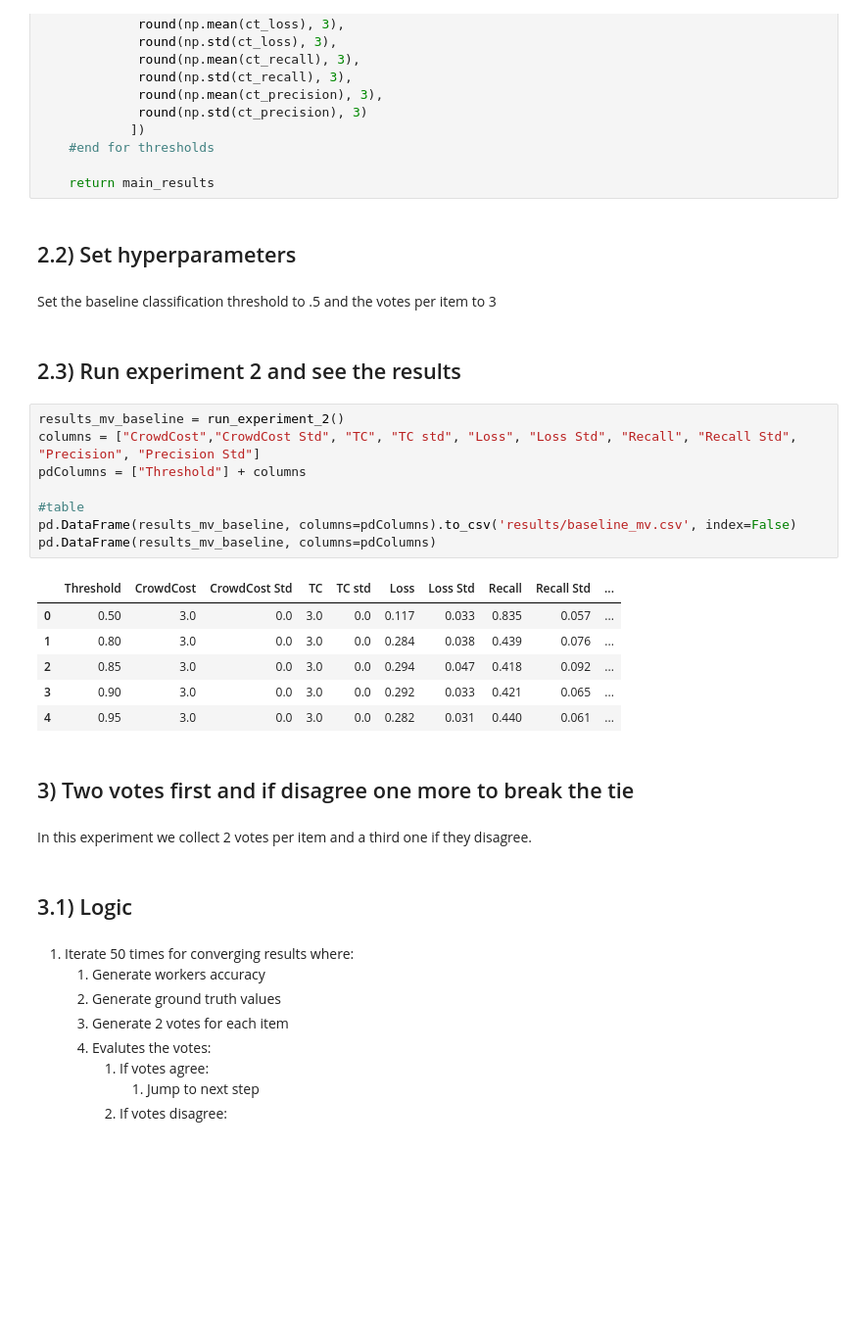
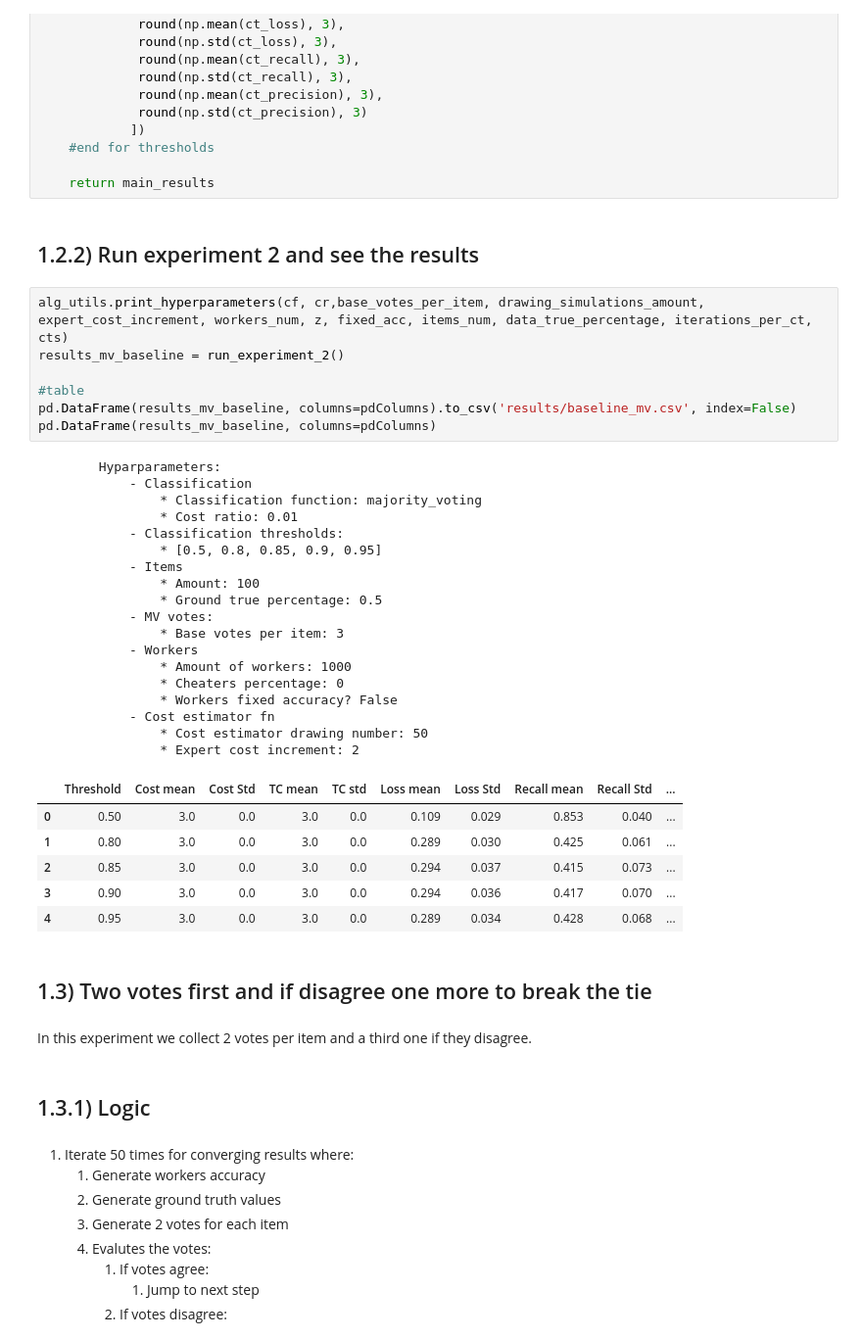
Before and after one commit to pmaglione/classification_model, a Jupyter notebook: main_algorithm_with_experiments.ipynb, the cells around one changed output. Shown: that part at 98% size. Saved outputs shown, nothing was run; the diff lists cells and outputs as text; blank space fills up the shorter version.

```diff
--- a/main_algorithm_with_experiments.ipynb
+++ b/main_algorithm_with_experiments.ipynb
@@ -411,33 +427,46 @@ def run_experiment_2():
     #end for thresholds
 
     return main_results
-# %% [markdown]
-## 2.2) Set hyperparameters
-# %% [markdown]
-Set the baseline classification threshold to .5 and the votes per item to 3
 # %% [markdown]
-## 2.3) Run experiment 2 and see the results
+## 1.2.2) Run experiment 2 and see the results
 # %%
+alg_utils.print_hyperparameters(cf, cr,base_votes_per_item, drawing_simulations_amount, expert_cost_increment, workers_num, z, fixed_acc, items_num, data_true_percentage, iterations_per_ct, cts)
 results_mv_baseline = run_experiment_2()
-columns = ["CrowdCost","CrowdCost Std", "TC", "TC std", "Loss", "Loss Std", "Recall", "Recall Std", "Precision", "Precision Std"]
-pdColumns = ["Threshold"] + columns
 
 #table
 pd.DataFrame(results_mv_baseline, columns=pdColumns).to_csv('results/baseline_mv.csv', index=False)
 pd.DataFrame(results_mv_baseline, columns=pdColumns)
 # %% [output]
+        Hyparparameters:
+            - Classification
+                * Classification function: majority_voting
+                * Cost ratio: 0.01
+            - Classification thresholds:
+                * [0.5, 0.8, 0.85, 0.9, 0.95]
+            - Items
+                * Amount: 100
+                * Ground true percentage: 0.5
+            - MV votes:
+                * Base votes per item: 3
+            - Workers
+                * Amount of workers: 1000
+                * Cheaters percentage: 0
+                * Workers fixed accuracy? False
+            - Cost estimator fn
+                * Cost estimator drawing number: 50
+                * Expert cost increment: 2
-|  | Threshold | CrowdCost | CrowdCost Std | TC | TC std | Loss | Loss Std | Recall | Recall Std | ... |
-| 0 | 0.50 | 3.0 | 0.0 | 3.0 | 0.0 | 0.117 | 0.033 | 0.835 | 0.057 | ... |
-| 1 | 0.80 | 3.0 | 0.0 | 3.0 | 0.0 | 0.284 | 0.038 | 0.439 | 0.076 | ... |
-| 2 | 0.85 | 3.0 | 0.0 | 3.0 | 0.0 | 0.294 | 0.047 | 0.418 | 0.092 | ... |
-| 3 | 0.90 | 3.0 | 0.0 | 3.0 | 0.0 | 0.292 | 0.033 | 0.421 | 0.065 | ... |
-| 4 | 0.95 | 3.0 | 0.0 | 3.0 | 0.0 | 0.282 | 0.031 | 0.440 | 0.061 | ... |
+|  | Threshold | Cost mean | Cost Std | TC mean | TC std | Loss mean | Loss Std | Recall mean | Recall Std | ... |
+| 0 | 0.50 | 3.0 | 0.0 | 3.0 | 0.0 | 0.109 | 0.029 | 0.853 | 0.040 | ... |
+| 1 | 0.80 | 3.0 | 0.0 | 3.0 | 0.0 | 0.289 | 0.030 | 0.425 | 0.061 | ... |
+| 2 | 0.85 | 3.0 | 0.0 | 3.0 | 0.0 | 0.294 | 0.037 | 0.415 | 0.073 | ... |
+| 3 | 0.90 | 3.0 | 0.0 | 3.0 | 0.0 | 0.294 | 0.036 | 0.417 | 0.070 | ... |
+| 4 | 0.95 | 3.0 | 0.0 | 3.0 | 0.0 | 0.289 | 0.034 | 0.428 | 0.068 | ... |
 # %% [markdown]
-## 3) Two votes first and if disagree one more to break the tie
+## 1.3) Two votes first and if disagree one more to break the tie
 # %% [markdown]
 In this experiment we collect 2 votes per item and a third one if they disagree.
 # %% [markdown]
-## 3.1) Logic
+## 1.3.1) Logic
 # %% [markdown]
 1. Iterate 50 times for converging results where:
     1. Generate workers accuracy
```
Also changed, not shown: parts of 27 cells of this notebook, 5 other files.
